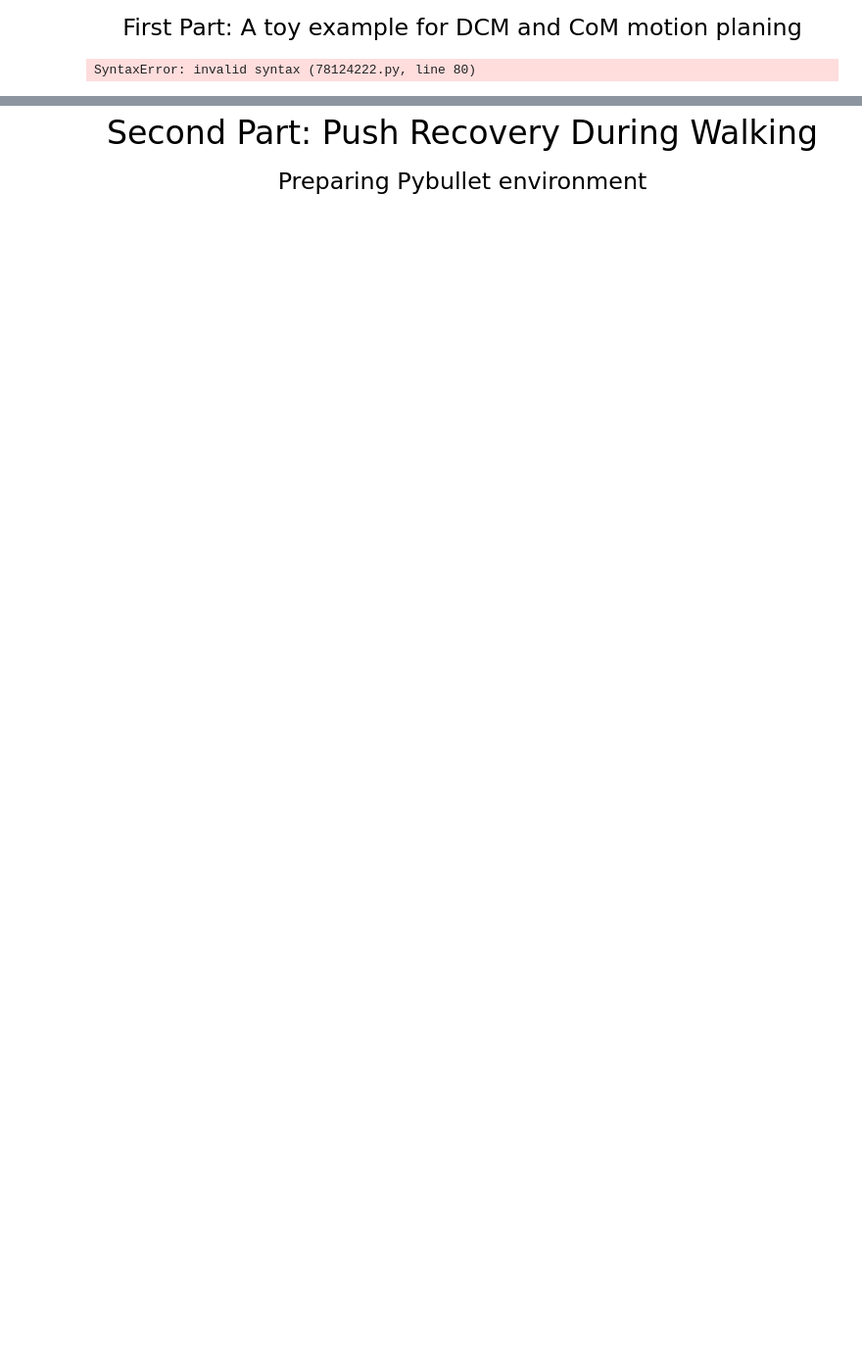
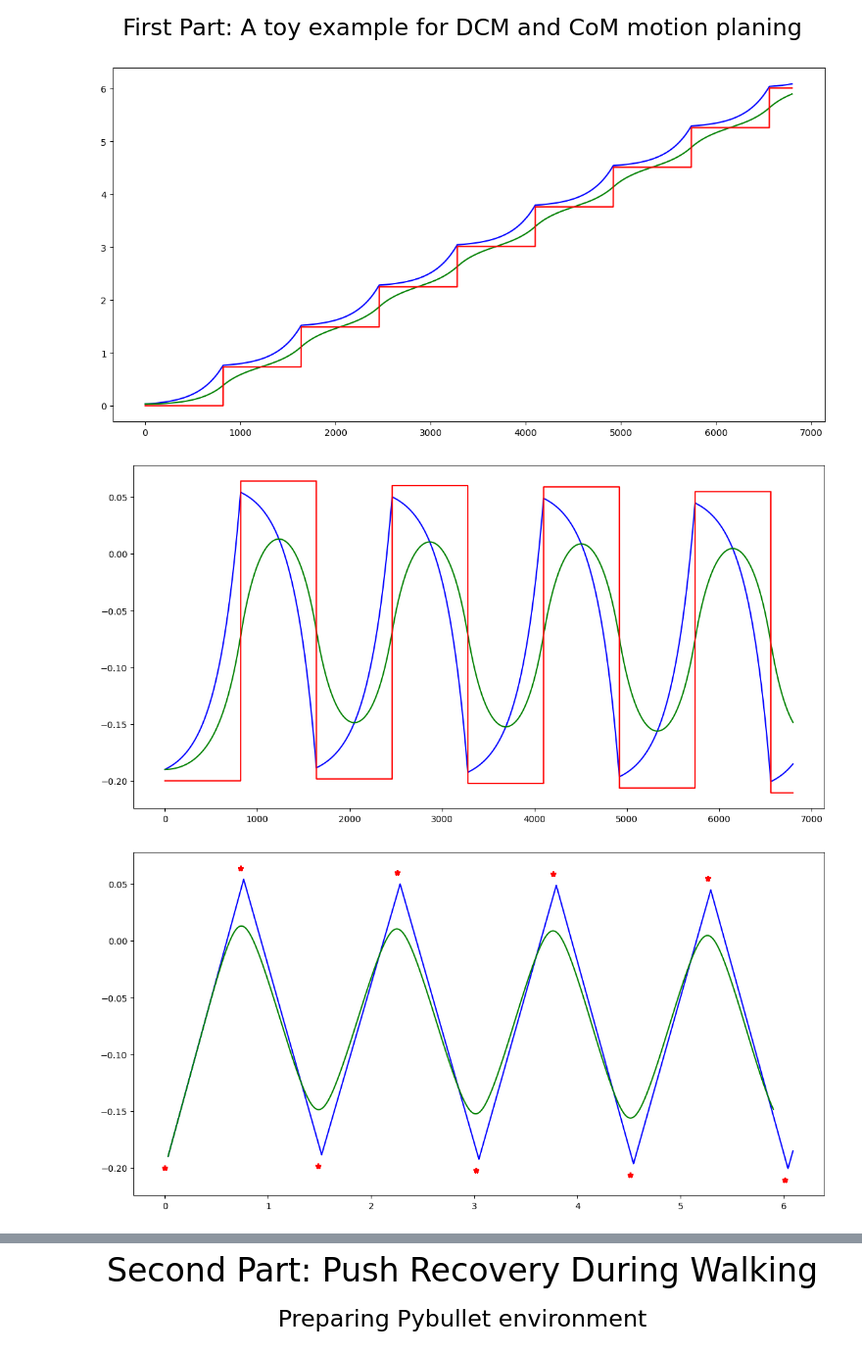
Before and after one commit to chiaraevangelisti01/Legged_robots, a Jupyter notebook: project1/DCM-Locomotion.ipynb, the cells around one changed output, grey strips where cells are left out. Shown at 98% size. Cells and saved outputs as stored; diff of their text form; code cells hidden in the pictures; blank space fills up the shorter version.

```diff
--- a/project1/DCM-Locomotion.ipynb
+++ b/project1/DCM-Locomotion.ipynb
@@ -84,66 +86,88 @@ for iter in range(6800):
 
     #make Hessian, Gradient and Constraints matrix of QP based on equations 13,14,15 and 16,
     #you can expand these equations to find the follwoing matrices
-    P = np.zeros((5, 5))
-    P = np.fill_diagonal(P, [2*alphaCoPX, 2*alphaCoPY, 2*alphaSigma, 2*alphaOffsetX, 2*alphaOffsetY])# todo: use equation 14 and 16 to find the P and Q
-    q = np.array([-2*alphaCoPX*CoPNoMX, -2*alphaCoPY*CoPNoMY, -2*alphaSigma*SigmaNoM, -2*alphaOffsetX*OffsetNoMX, -2*alphaOffsetY*OffsetNoMY]).T # todo: use equation 14 and 16 to find the P and Q
+    P = np.array([[alphaCoPX, 0.0, 0.0, 0.0, 0.0],
+                 [0.0, alphaCoPY, 0.0, 0.0, 0.0],
+                 [0.0, 0.0, alphaSigma, 0.0, 0.0],
+                 [0.0, 0.0, 0.0, alphaOffsetX, 0.0],
+                 [0.0, 0.0, 0.0, 0.0, alphaOffsetY]])# todo: use equation 14 and 16 to find the P and Q
+    q = np.array([-alphaCoPX*CoPNoMX, -alphaCoPY*CoPNoMY, -alphaSigma*SigmaNoM, -alphaOffsetX*OffsetNoMX, -alphaOffsetY*OffsetNoMY]) # todo: use equation 14 and 16 to find the P and Q
 
-    G = np.array([[1,0,0,0,0],[0,1,0,0,0],[-1,0,0,0,0],[0,-1,0,0,0],[0,0,1,0,0],[0,0,-1,0,0]]) # todo: use equation 15 and 16 to find the G and h
-    h = np.array([CoPTMaxX, CoPTMaxY, CoPTMinX, CoPTMinY, SigmaMax, SigmaMin]).T # todo: use equation 15 and 16 to find the G and h
+    G = np.array([[1.0, 0.0, 0.0, 0.0, 0.0],
+                  [0.0, 1.0, 0.0, 0.0, 0.0],
+                  [-1.0, 0.0, 0.0, 0.0, 0.0],
+                  [0.0, -1.0, 0.0, 0.0, 0.0],
+                  [0.0, 0.0, 1.0, 0.0, 0.0],
+                  [0.0, 0.0, -1.0, 0.0, 0.0]]) # todo: use equation 15 and 16 to find the G and h
+    h = np.array([CoPTMaxX, CoPTMaxY, -CoPTMinX, -CoPTMinY, SigmaMax, -SigmaMin]) # todo: use equation 15 and 16 to find the G and h
 
-    A = np.array([[1, 0, CopXInit-DCMXInit, 1, 0], [0, 1, CopYInit-DCMYInit, 0, 1]])# todo: use equation 13 and 16 to find the A and b
-    b = np.array([CopXInit, CopYInit]).T # todo: use equation 13 and 16 to find the A and b
+    A = np.array([[1.0, 0.0, CopXInit-DCMXInit, 1.0, 0.0],
+                  [0.0, 1.0, CopYInit-DCMYInit, 0.0, 1.0]])# todo: use equation 13 and 16 to find the A and b
+    b = np.array([CopXInit, CopYInit]) # todo: use equation 13 and 16 to find the A and b
 
     #solve QP problem U is the vector of optimized parameters
     U = solve_qp(P, q, G, h, A, b, solver="osqp")
+    #for ref: U = np.array([CoPX, CoPY, Sigma, OffsetX, OffsetY])
 
-    stepDuration =  #todo: find the step duration based on the the optimized sigma (use Log function to find step duration)
+    # print("P = ",P)
+    # print("q = ",q)
+    # print("G = ",G)
+    # print("h = ",h)
+    # print("A = ",A)
+    # print("b = ",b)
+
+
+
+
+    stepDuration = np.log(U[2])/DCMGenerator.omega #todo: find the step duration based on the the optimized sigma (use Log function to find step duration)
 
 
     DesiredDCM = DCMGenerator.getDCMTrajectory(dt_toy)  #get the desired DCM for the next time-step
     DesiredCoM = DCMGenerator.getCoM() #get the desired CoM for the next time-step
 
 
     DCMGenerator.initialDCM = np.array([DesiredDCM[0] ,DesiredDCM[1]])#set the current DCM position ad next initial dcm position
 
     DCMTrajectoryToy.append(DesiredDCM)
     CoMTrajectoryToy.append(DesiredCoM)
     CoPTrajectoryToy.append(np.array([CoPX,CoPY]))
     ControlInputsToy.append(U)
 
     internalStep = internalStep+1 #is used for resetting the step parameters
 
     #resetting step parameters when step duration is finished
     if(dt_toy*internalStep>stepDuration):
         stepNumber=stepNumber+1
         internalStep=0
         DCMGenerator.CoP= np.array([U[0] ,U[1]])
         sign=sign*-1
 
         CoPX =U[0]
         CoPY =U[1]
 
         DCMx =DesiredDCM[0]
         DCMy =DesiredDCM[1]
 
 
 # todo: uncomment to plot
-# figg, (ax) = plt.subplots(figsize = (14, 7))
-# ax.plot(np.array(DCMTrajectoryToy)[:,0],'b',label="DCM")
-# ax.plot(np.array(CoMTrajectoryToy)[:,0],'g',label="CoM")
-# ax.plot(np.array(CoPTrajectoryToy)[:,0],'r',label="Cop")
-# plt.show()
+figg, (ax) = plt.subplots(figsize = (14, 7))
+ax.plot(np.array(DCMTrajectoryToy)[:,0],'b',label="DCM")
+ax.plot(np.array(CoMTrajectoryToy)[:,0],'g',label="CoM")
+ax.plot(np.array(CoPTrajectoryToy)[:,0],'r',label="Cop")
+plt.show()
 
-# figg1, (ax1) = plt.subplots(figsize = (14, 7))
-# ax1.plot(np.array(DCMTrajectoryToy)[:,1],'b',label="DCM")
-# ax1.plot(np.array(CoMTrajectoryToy)[:,1],'g',label="CoM")
-# ax1.plot(np.array(CoPTrajectoryToy)[:,1],'r',label="Cop")
-# plt.show()
+figg1, (ax1) = plt.subplots(figsize = (14, 7))
+ax1.plot(np.array(DCMTrajectoryToy)[:,1],'b',label="DCM")
+ax1.plot(np.array(CoMTrajectoryToy)[:,1],'g',label="CoM")
+ax1.plot(np.array(CoPTrajectoryToy)[:,1],'r',label="Cop")
+plt.show()
 
-# figg2, (ax2) = plt.subplots(figsize = (14, 7))
-# ax2.plot(np.array(DCMTrajectoryToy)[:,0],np.array(DCMTrajectoryToy)[:,1],'b',label="DCM")
-# ax2.plot(np.array(CoMTrajectoryToy)[:,0],np.array(CoMTrajectoryToy)[:,1],'g',label="CoM")
-# ax2.plot(np.array(CoPTrajectoryToy)[:,0],np.array(CoPTrajectoryToy)[:,1],'*r',label="CoP")
-# plt.show()
+figg2, (ax2) = plt.subplots(figsize = (14, 7))
+ax2.plot(np.array(DCMTrajectoryToy)[:,0],np.array(DCMTrajectoryToy)[:,1],'b',label="DCM")
+ax2.plot(np.array(CoMTrajectoryToy)[:,0],np.array(CoMTrajectoryToy)[:,1],'g',label="CoM")
+ax2.plot(np.array(CoPTrajectoryToy)[:,0],np.array(CoPTrajectoryToy)[:,1],'*r',label="CoP")
+plt.show()
 # %% [output]
-SyntaxError: invalid syntax (78124222.py, line 80)
+[figure, added]
+[figure, added]
+[figure, added]
```
Also changed, not shown: parts of 2 cells of this notebook, 1 other file.
